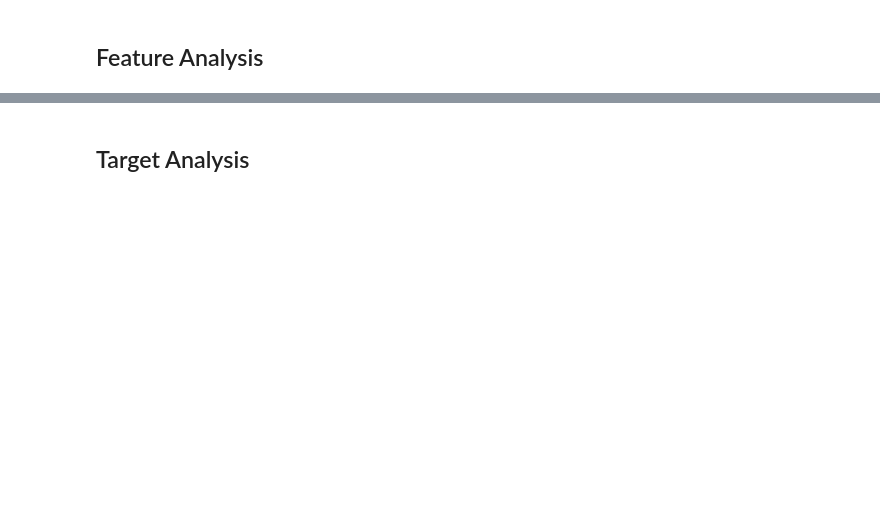
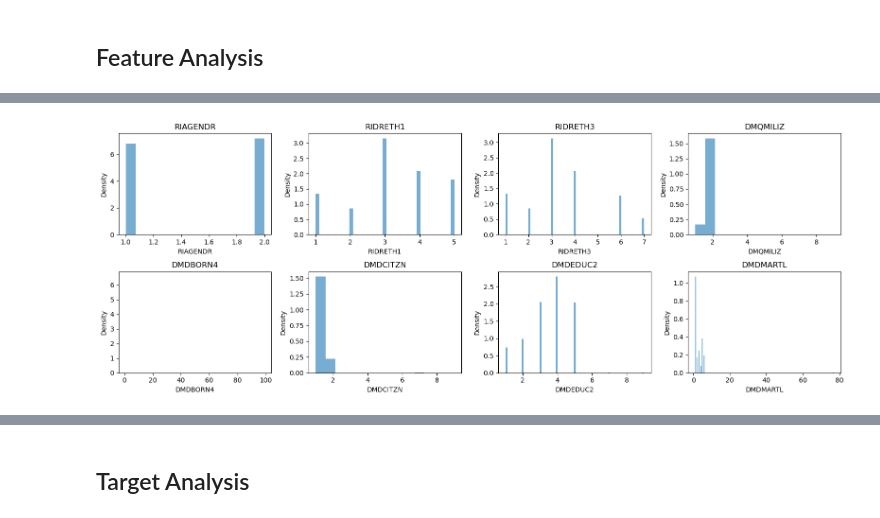
Before and after one commit to AShakhapur/nhanes-diabetes-modeling, a Jupyter notebook: eda.ipynb, the cells around one changed output, grey strips where cells are left out. Saved outputs shown, nothing was run; the diff lists cells and outputs as text; code cells hidden in the pictures; blank space fills up the shorter version.

```diff
--- a/eda.ipynb
+++ b/eda.ipynb
@@ -217,0 +305,34 @@ plt.show()
+# %%
+# Plotting Distributions of categorical data
+
+# Define grid size
+n_cols = 4  # Number of histograms per row
+n_rows = math.ceil(len(df[categorical_vars].columns) / n_cols)
+
+
+# Create subplots
+fig, axes = plt.subplots(n_rows, n_cols, figsize=(n_cols * 4, n_rows * 3))
+axes = axes.flatten()
+
+# Plot histograms
+for i, col in enumerate(df[categorical_vars].columns):
+    data = df[categorical_vars][col].dropna()
+
+    # Histogram
+    axes[i].hist(data, bins='auto', density=True, alpha=0.6)
+
+    # Fit normal distribution
+    mu, sigma = norm.fit(data)
+
+    axes[i].set_title(f"{col}")
+    axes[i].set_xlabel(col)
+    axes[i].set_ylabel("Density")
+
+# Remove empty subplots
+for j in range(i + 1, len(axes)):
+    fig.delaxes(axes[j])
+
+plt.tight_layout()
+plt.show()
+# %% [output]
+[figure, added]
```
Also changed, not shown: parts of 26 cells of this notebook.
